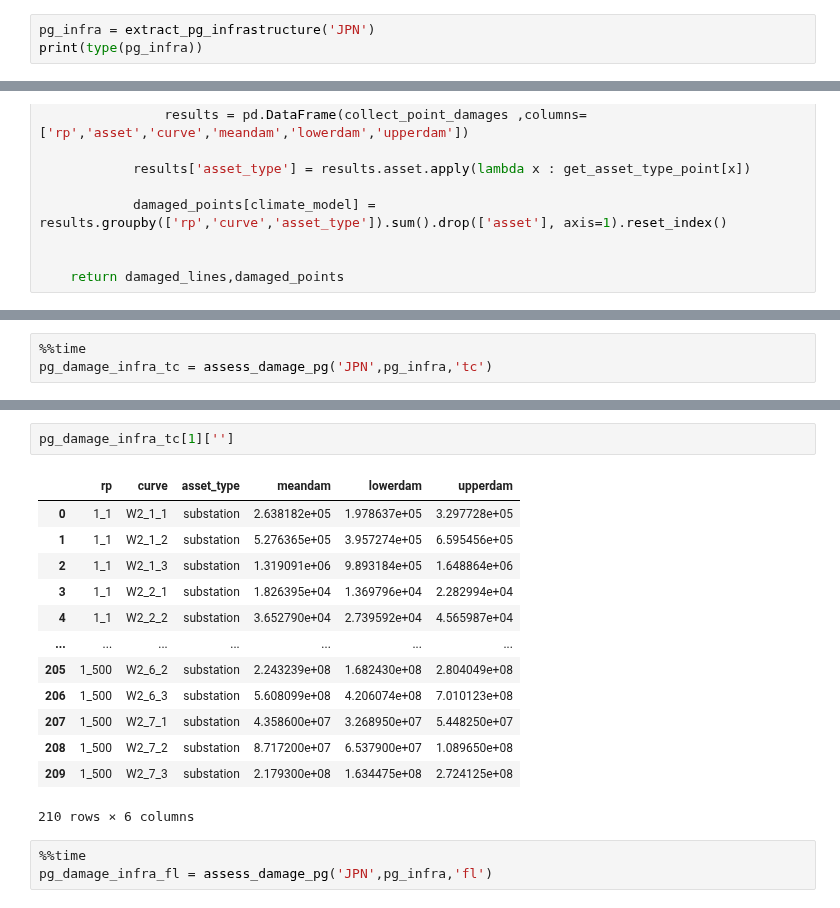
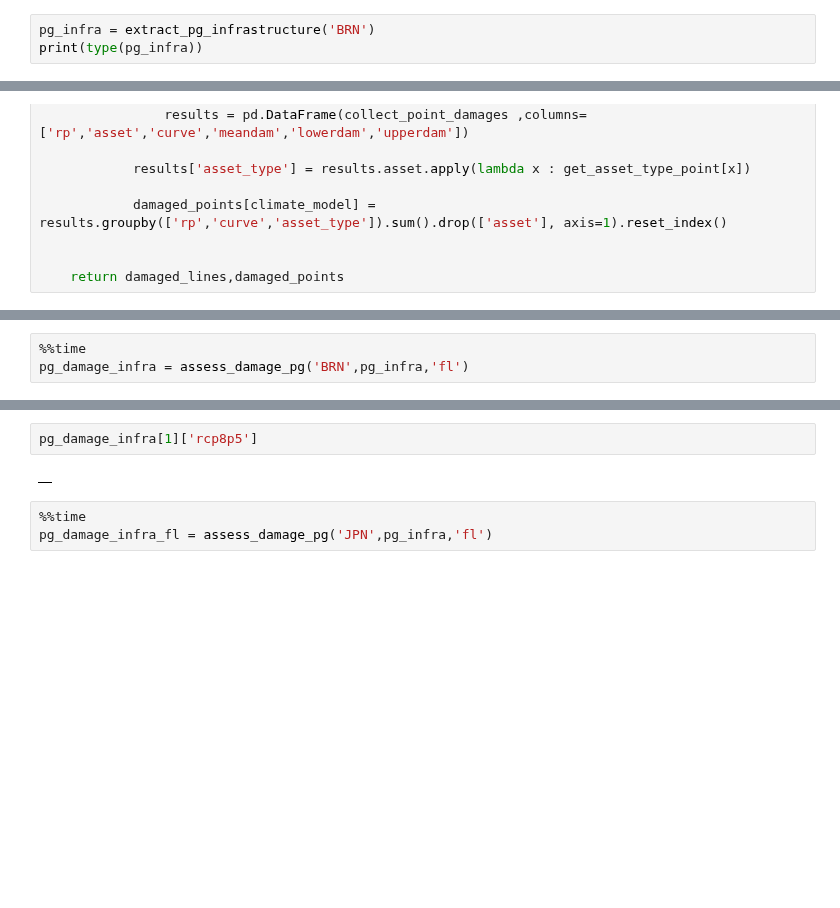
Before and after one commit to Mengqi-Ye/pg_risk_analysis, a Jupyter notebook: notebooks/Example_run.ipynb, the cells around one changed output, grey strips where cells are left out. Drawn from its saved outputs; the diff is of its cells as text; blank space fills up the shorter version.

Commit message:
create figures & tables

```diff
--- a/notebooks/Example_run.ipynb
+++ b/notebooks/Example_run.ipynb
@@ -1594,7 +1606,7 @@ def extract_pg_infrastructure(country_code):
 
     return pg_lines,pg_points
 # %%
-pg_infra = extract_pg_infrastructure('JPN')
+pg_infra = extract_pg_infrastructure('BRN')
 print(type(pg_infra))
 # %% [output]
 <class 'tuple'>
@@ -1969,4 +1748,4 @@ def assess_damage_pg(country_code,pg_power_infra,hazard_type):
 # %%
 %%time
-pg_damage_infra_tc = assess_damage_pg('JPN',pg_infra,'tc')
+pg_damage_infra = assess_damage_pg('BRN',pg_infra,'fl')
 # %% [output]
@@ -1975,19 +1771,7 @@ Wall time: 1min 50s
 # %%
-pg_damage_infra_tc[1]['']
+pg_damage_infra[1]['rcp8p5']
 # %% [output]
-|  | rp | curve | asset_type | meandam | lowerdam | upperdam |
-| 0 | 1_1 | W2_1_1 | substation | 2.638182e+05 | 1.978637e+05 | 3.297728e+05 |
-| 1 | 1_1 | W2_1_2 | substation | 5.276365e+05 | 3.957274e+05 | 6.595456e+05 |
-| 2 | 1_1 | W2_1_3 | substation | 1.319091e+06 | 9.893184e+05 | 1.648864e+06 |
-| 3 | 1_1 | W2_2_1 | substation | 1.826395e+04 | 1.369796e+04 | 2.282994e+04 |
-| 4 | 1_1 | W2_2_2 | substation | 3.652790e+04 | 2.739592e+04 | 4.565987e+04 |
-| ... | ... | ... | ... | ... | ... | ... |
-| 205 | 1_500 | W2_6_2 | substation | 2.243239e+08 | 1.682430e+08 | 2.804049e+08 |
-| 206 | 1_500 | W2_6_3 | substation | 5.608099e+08 | 4.206074e+08 | 7.010123e+08 |
-| 207 | 1_500 | W2_7_1 | substation | 4.358600e+07 | 3.268950e+07 | 5.448250e+07 |
-| 208 | 1_500 | W2_7_2 | substation | 8.717200e+07 | 6.537900e+07 | 1.089650e+08 |
-| 209 | 1_500 | W2_7_3 | substation | 2.179300e+08 | 1.634475e+08 | 2.724125e+08 |
+|  |
-210 rows × 6 columns
 # %%
 %%time
 pg_damage_infra_fl = assess_damage_pg('JPN',pg_infra,'fl')
```
Also changed, not shown: parts of 26 cells of this notebook, 13 other files.
